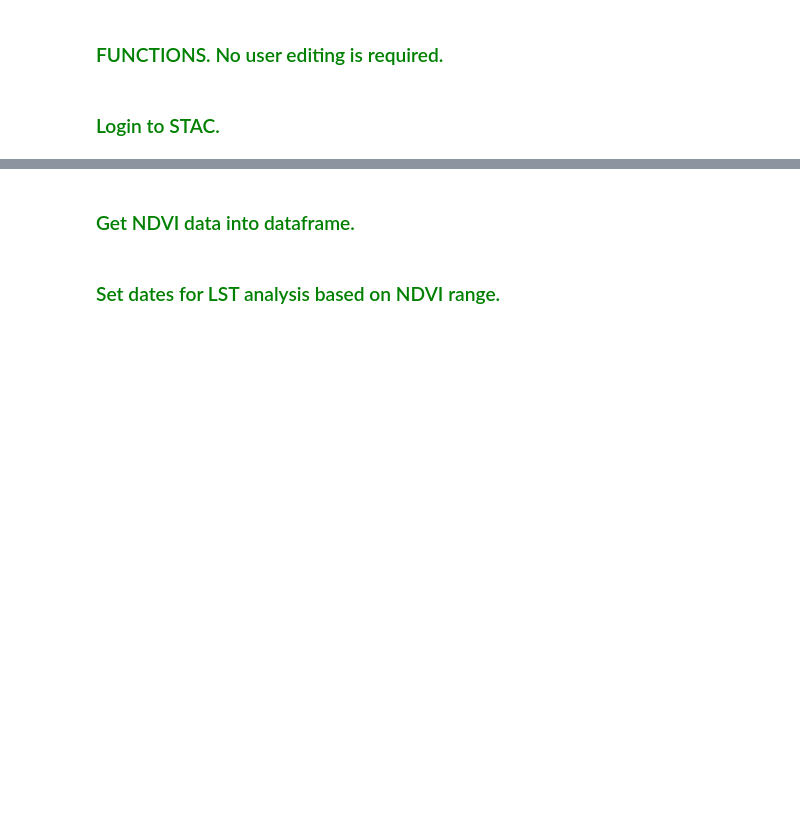
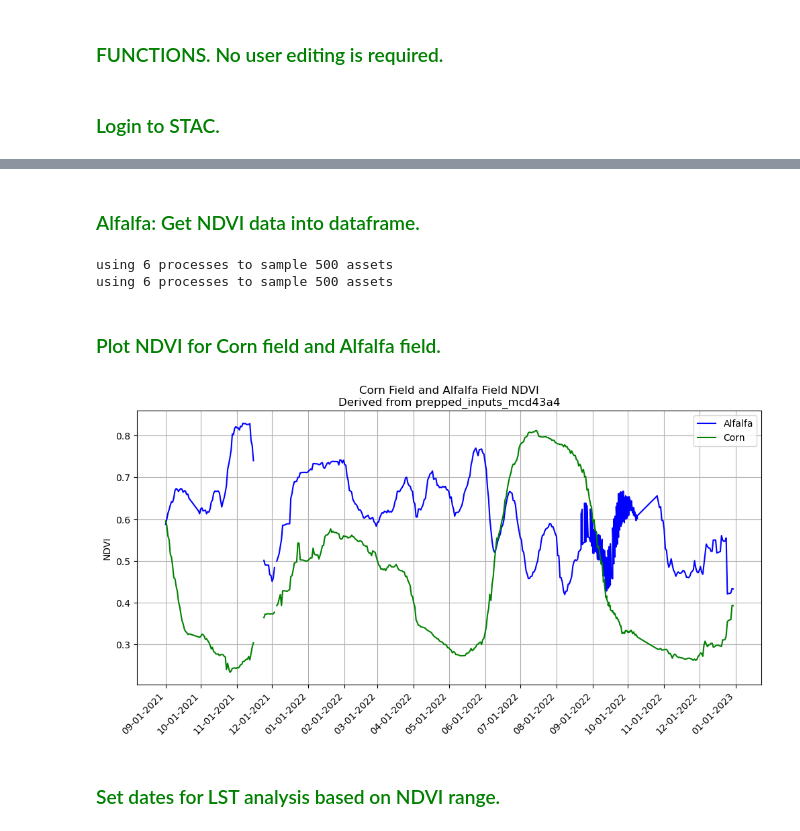
Before and after one commit to eculler/lst-crop-stress-capstone, a Jupyter notebook: exploratory/lst-point-area-comparison-tcruicks.ipynb, the cells around one changed output, grey strips where cells are left out. Saved outputs shown, nothing was run; the diff lists cells and outputs as text; code cells hidden in the pictures; blank space fills up the shorter version.

Commit message:
dates changed

```diff
--- a/exploratory/lst-point-area-comparison-tcruicks.ipynb
+++ b/exploratory/lst-point-area-comparison-tcruicks.ipynb
@@ -152,7 +152,7 @@ def create_aoi_image_stack(items, num_tiles, geom, asset, buffer):
     return (aoi_stack_ds, clip_poly_df)
 
  # ---------------------------------------------------------------------------------
-def extract_time_series(items, bbox, tol, var_name, asset, band):
+def extract_time_series(items, asset, bbox, tol, pad, band, var_name):
     '''
     Uses FH_Hydrosat class method point_time_series_from_items()
     to extract only a time-series.
@@ -180,11 +180,10 @@ def extract_time_series(items, bbox, tol, var_name, asset, band):
 
     # Set the point for time-series extraction.
     point_wgs84 = Point(box(*bbox).centroid.x, box(*bbox).centroid.y)
-    print ("----", point_wgs84)
 
     # Extract time-series data using function.
     band = int(band) # band needs to be an int because it comes in as a string.
-    lst_k  = lst_res.point_time_series_from_items(point_wgs84, tol=tol, nproc=6, pad=0, band=band)
+    lst_k  = lst_res.point_time_series_from_items(point_wgs84, tol=tol, nproc=6, band=band)
 
     # Create a datetime dataframe
     lst_dt = lst_res.datetime
@@ -417,0 +419,11 @@ end_date = end + hr_e_form
+# %%
+# Collection to search for.
+# collections = ["starfm_predictions_modis_landsat", "pydms_sharpened_landsat"]
+# collections = ["pydms_sharpened_landsat"]
+collections = ["prepped_inputs_mcd43a4"]
+
+# Search STAC for available images.
+(corn_items, num_tiles) = stac_tile_search(collections, geom, start_date, end_date)
+
+print (f"First date: {corn_items[0]}")
+print (f"Last date: {corn_items[-1]}")
@@ -438,24 +486,61 @@ Last date: <Item id=sharpened_10SFH_hires_lst_mosaic_screened_LC08_20221230_with
 # %% [markdown]
-### <span style="color:green">Get NDVI data into dataframe. </span>
+### <span style="color:green">Alfalfa: Get NDVI data into dataframe. </span>
 # %%
 # Check if crop rotation.
 
 # Extract red
-asset = 'surface_reflectance_red'
-tolerance = 40
-(red_time_series_df) = (extract_time_series(found_items, bbox, tolerance, 'red_sr', asset, band=0 ))
+asset = 'surface_reflectance'
+var_name = 'red_sr'
+tolerance = 1000
+pad = 0
+band = 0
+(red_time_series_df) = extract_time_series(corn_items, asset, bbox, tolerance, pad, band, var_name)
 
 # Extract nir
-asset = 'surface_reflectance_nir'
-(nir_time_series_df) = (extract_time_series(found_items, bbox, tolerance, 'nir_sr', asset, band=0 ))
+asset = 'surface_reflectance'
+var_name = 'nir_sr'
+tolerance = 1000
+pad = 0
+band = 1
+(nir_time_series_df) = extract_time_series(corn_items, asset, bbox, tolerance, pad, band, var_name)
 
 # Copute NDVI
-ndvi_df = pd.DataFrame()
-ndvi = ((nir_time_series_df['nir_sr'] - red_time_series_df['red_sr']) / (nir_time_series_df['nir_sr'] + red_time_series_df['red_sr']))
+alfalfa_ndvi = ((nir_time_series_df['nir_sr'] - red_time_series_df['red_sr']) / (nir_time_series_df['nir_sr'] + red_time_series_df['red_sr']))
 
 # Give the ndvi data column an appropriate name.
-var_name = "ndvi_starfm_band"
-ndvi_df[var_name] = ndvi
+var_name = "prepped_inputs_mcd43a4_alfalfa_ndvi"
+alfalfa_ndvi_df = pd.DataFrame()
+alfalfa_ndvi_df[var_name] = alfalfa_ndvi
+# %% [output]
+using 6 processes to sample 500 assets
+using 6 processes to sample 500 assets
+# %% [markdown]
+### <span style="color:green">Plot NDVI for Corn field and Alfalfa field.</span>
+# %%
+import matplotlib.dates as mdates
+
+# Merge the corn and alfalfa ndvi df's together.
+ndvi_df = pd.merge(
+    corn_ndvi_df, alfalfa_ndvi_df,
+    left_index=True, right_index=True, how = 'outer')
+
+fig, ax = plt.subplots(figsize=(12, 6))
+
+ax.plot(ndvi_df['prepped_inputs_mcd43a4_alfalfa_ndvi'], c='blue', label='Alfalfa')
+ax.plot(ndvi_df['prepped_inputs_mcd43a4_corn_ndvi'], c='green', label="Corn")
+
+ax.xaxis.set_major_locator(mdates.MonthLocator(interval=1))
+ax.xaxis.set_major_formatter(mdates.DateFormatter('%m-%d-%Y'))
+plt.gcf().autofmt_xdate()
+
+plt.title('Corn Field and Alfalfa Field NDVI\nDerived from prepped_inputs_mcd43a4')
+plt.grid(True)
+plt.ylabel('NDVI')
+plt.legend()
+plt.xticks(rotation=45)
+plt.show()
+# %% [output]
+[figure, added]
 # %% [markdown]
 ### <span style="color:green">Set dates for LST analysis based on NDVI range. </span>
 # %%
```
Also changed, not shown: parts of 11 cells of this notebook.
